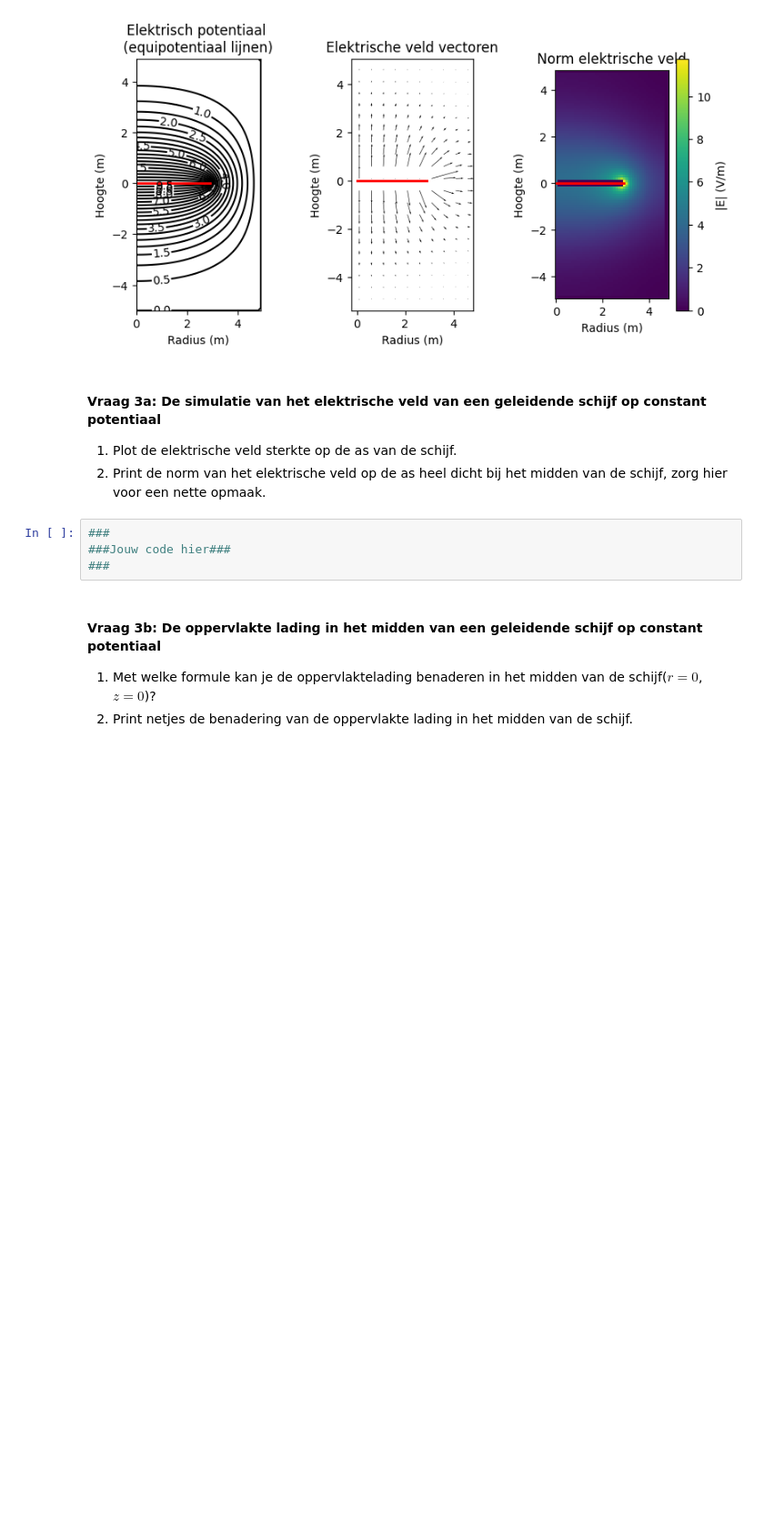
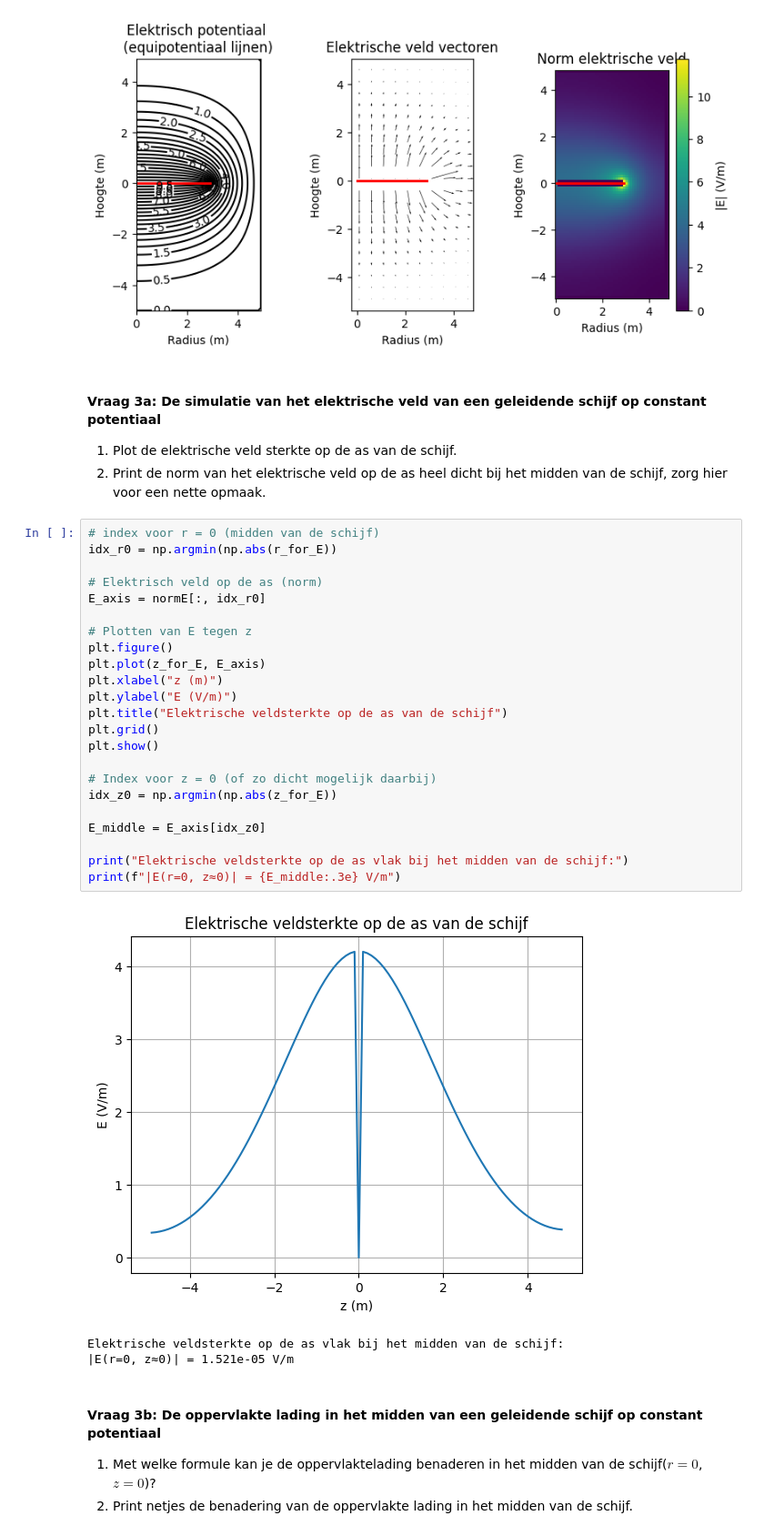
Before and after one commit to thaak123/THAAK-opdrachten-DEF-D, a Jupyter notebook: DigitaleOntwerpopdrachten/1CondensatorOpdracht/CondensatorOntwerpopdracht.ipynb, the cells around one changed output. Shown at 91% size. Drawn from its saved outputs; the diff is of its cells as text; blank space fills up the shorter version.

```diff
--- a/DigitaleOntwerpopdrachten/1CondensatorOpdracht/CondensatorOntwerpopdracht.ipynb
+++ b/DigitaleOntwerpopdrachten/1CondensatorOpdracht/CondensatorOntwerpopdracht.ipynb
@@ -365,9 +365,32 @@ plot_results_disk(Ez, Er, normE, V, r, z, grid_step, disk_radius, z_pos_disk1, z
 1. Plot de elektrische veld sterkte op de as van de schijf.
 2. Print de norm van het elektrische veld op de as heel dicht bij het midden van de schijf, zorg hier voor een nette opmaak.
 # %%
-###
-###Jouw code hier###
-###
+# index voor r = 0 (midden van de schijf)
+idx_r0 = np.argmin(np.abs(r_for_E))
+
+# Elektrisch veld op de as (norm)
+E_axis = normE[:, idx_r0]
+
+# Plotten van E tegen z
+plt.figure()
+plt.plot(z_for_E, E_axis)
+plt.xlabel("z (m)")
+plt.ylabel("E (V/m)")
+plt.title("Elektrische veldsterkte op de as van de schijf")
+plt.grid()
+plt.show()
+
+# Index voor z = 0 (of zo dicht mogelijk daarbij)
+idx_z0 = np.argmin(np.abs(z_for_E))
+
+E_middle = E_axis[idx_z0]
+
+print("Elektrische veldsterkte op de as vlak bij het midden van de schijf:")
+print(f"|E(r=0, z≈0)| = {E_middle:.3e} V/m")
+# %% [output]
+[figure, added]
+Elektrische veldsterkte op de as vlak bij het midden van de schijf:
+|E(r=0, z≈0)| = 1.521e-05 V/m
 # %% [markdown]
 #### Vraag 3b: De oppervlakte lading in het midden van een geleidende schijf op constant potentiaal
 
```
Also changed, not shown: parts of 1 cell of this notebook.
